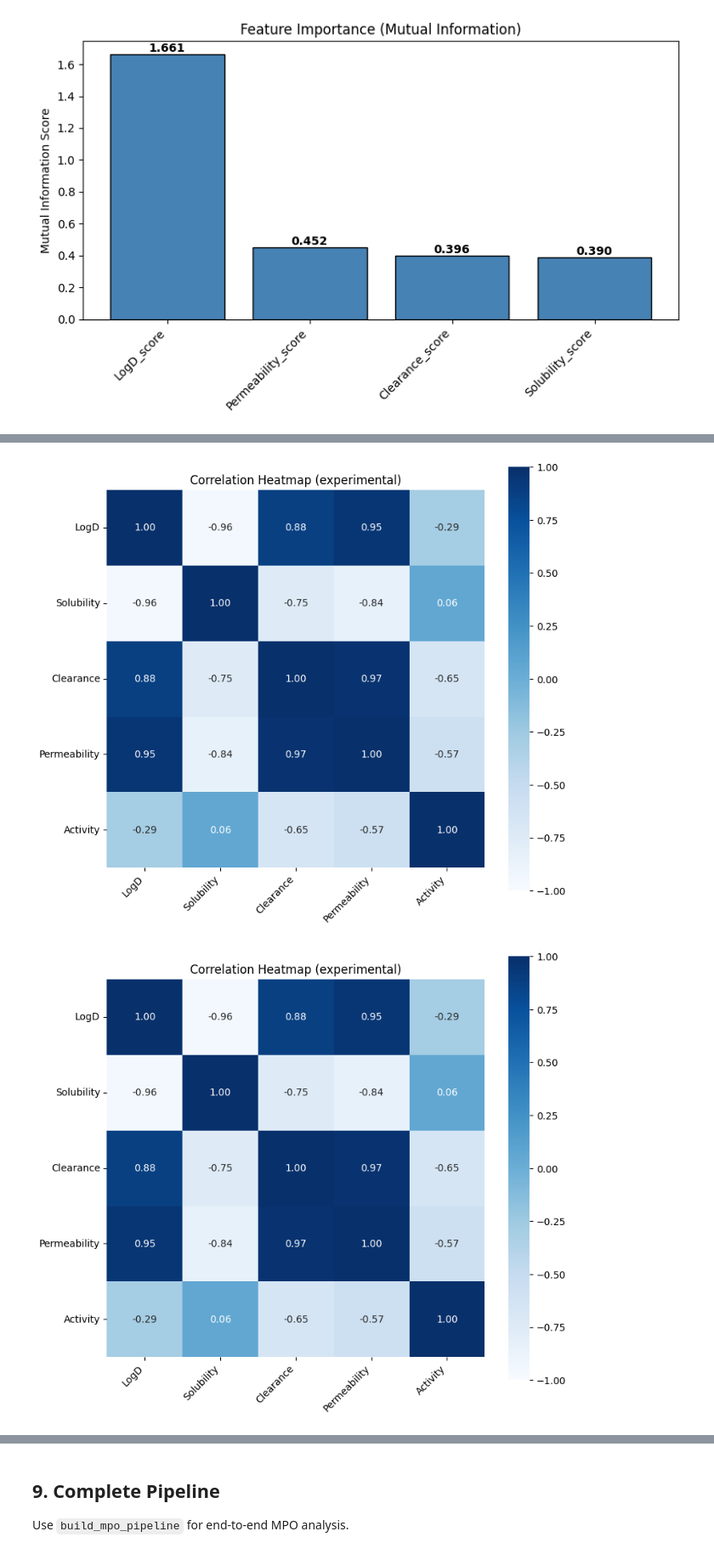
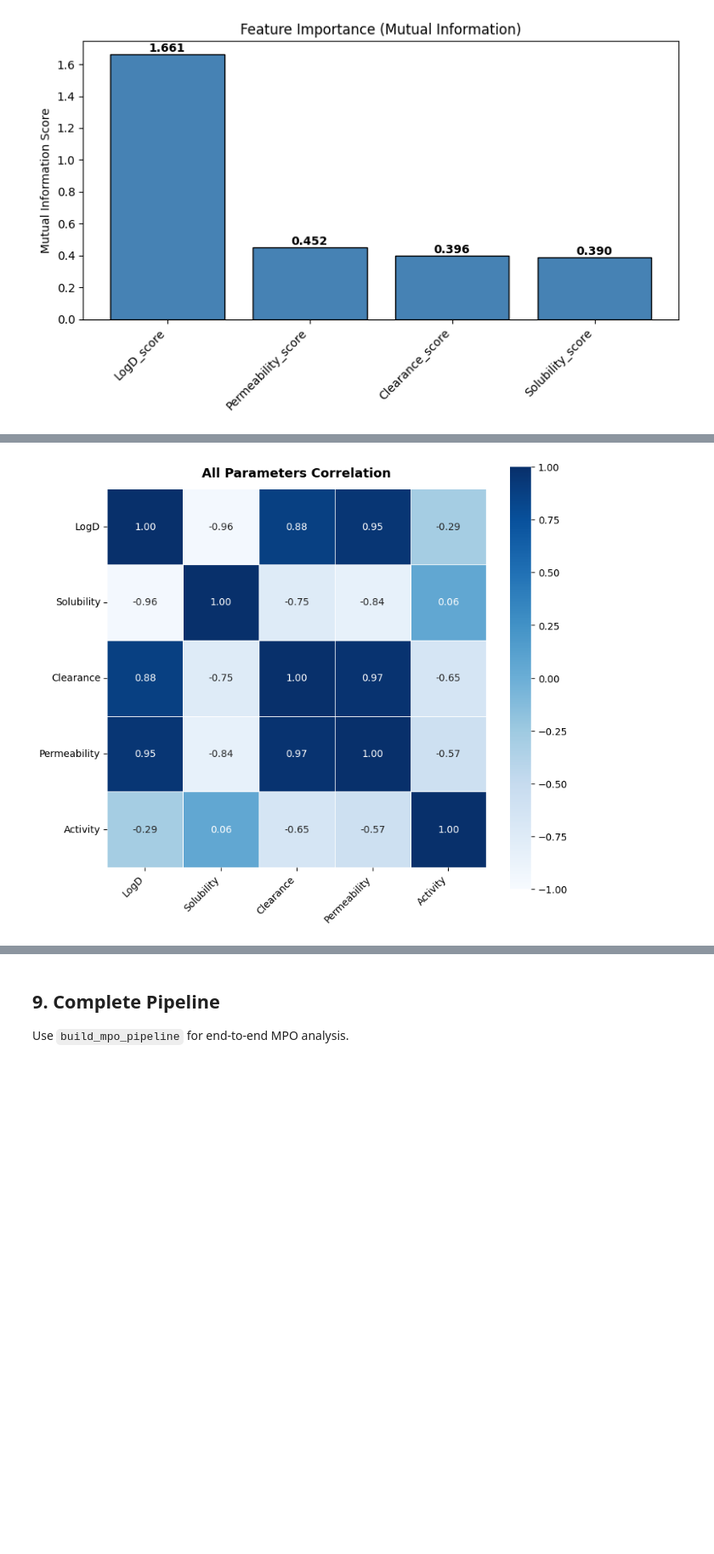
Before and after one commit to AstraZeneca/mosses, a Jupyter notebook: examples/mpo_example.ipynb, the cells around one changed output, grey strips where cells are left out. Shown at 85% size. Drawn from its saved outputs; the diff is of its cells as text; code cells hidden in the pictures; blank space fills up the shorter version.

```diff
--- a/examples/mpo_example.ipynb
+++ b/examples/mpo_example.ipynb
@@ -292,13 +294,10 @@ Visualize correlations between experimental parameters and MPO score.
 # %%
-# Correlation matrix for experimental parameters
-experimental_cols = ["LogD", "Solubility", "Clearance", "Permeability", "Activity"]
-
-mpo.plot_correlation_matrix(
+# Generic correlation matrix for all parameters + activity
+_ = mpo.plot_parameter_correlation_matrix(
     df_with_scores,
-    columns=experimental_cols,
-    title="Correlation Heatmap (experimental)",
+    columns=["LogD", "Solubility", "Clearance", "Permeability", "Activity"],
+    title="All Parameters Correlation",
     cmap="Blues",
 )
 # %% [output]
-[figure, old version]
+[figure, new version]
-[figure, removed]
```
Also changed, not shown: parts of 7 cells of this notebook, 3 other files.
